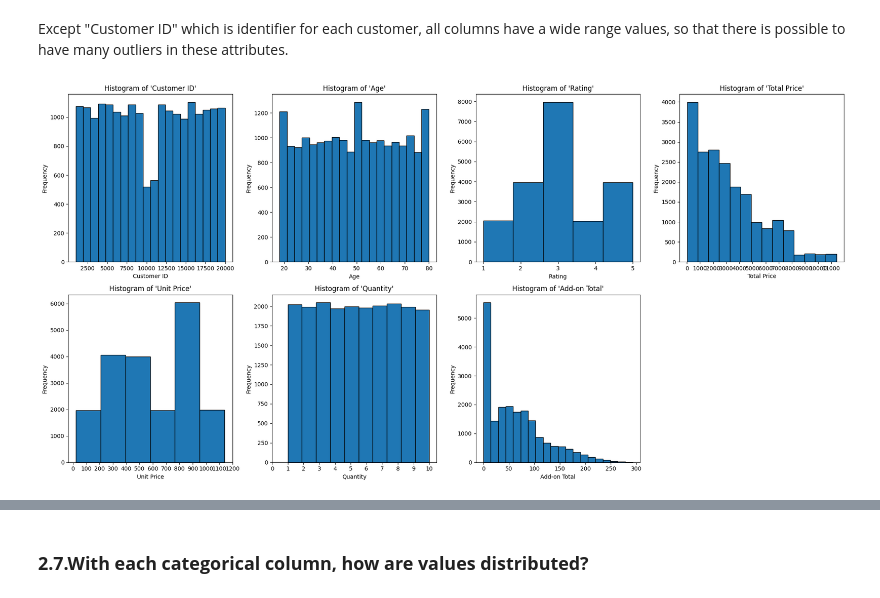
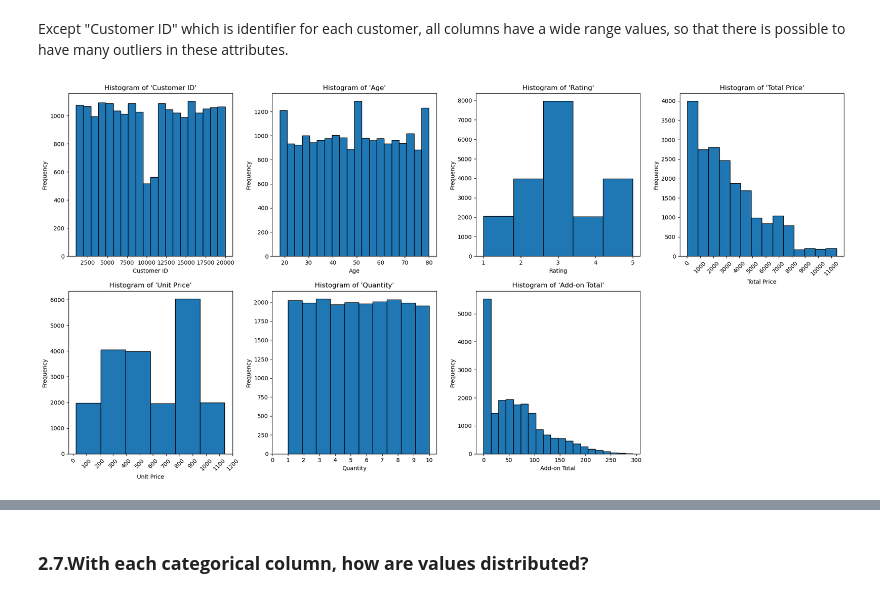
Before and after one commit to LtnLinh/CSC17104-Programming-for-Data-Science, a Jupyter notebook: Notebook.ipynb, the cells around one changed output, grey strips where cells are left out. Cells and saved outputs as stored; diff of their text form; code cells hidden in the pictures.

```diff
--- a/Notebook.ipynb
+++ b/Notebook.ipynb
@@ -257,31 +257,33 @@ axes[0, 3].set_title("Histogram of 'Total Price'")
 axes[0, 3].set_xlabel('Total Price')
 axes[0, 3].set_ylabel('Frequency')
 axes[0, 3].set_xticks(range(0, int(numerical_df['Total Price'].max()) + 200, 1000))
+plt.setp(axes[0, 3].xaxis.get_majorticklabels(), rotation=45)
 
 # Histogram of 'Unit Price'
 axes[1, 0].hist(numerical_df['Unit Price'], bins=6, edgecolor='black')
 axes[1, 0].set_title("Histogram of 'Unit Price'")
 axes[1, 0].set_xlabel('Unit Price')
 axes[1, 0].set_ylabel('Frequency')
 axes[1, 0].set_xticks(range(0, int(numerical_df['Unit Price'].max()) + 100, 100))
+plt.setp(axes[1, 0].xaxis.get_majorticklabels(), rotation=45)
 
 # Histogram of 'Quantity'
 axes[1, 1].hist(numerical_df['Quantity'], edgecolor='black')
 axes[1, 1].set_title("Histogram of 'Quantity'")
 axes[1, 1].set_xlabel('Quantity')
 axes[1, 1].set_ylabel('Frequency')
 axes[1, 1].set_xticks(range(0, int(numerical_df['Quantity'].max() + 1)))
 
 # Histogram of 'Add-on Total'
 axes[1, 2].hist(numerical_df['Add-on Total'], bins=20, edgecolor='black')
 axes[1, 2].set_title("Histogram of 'Add-on Total'")
 axes[1, 2].set_xlabel('Add-on Total')
 axes[1, 2].set_ylabel('Frequency')
 
 axes[1, 3].axis('off')
 
 plt.tight_layout()
 
 plt.show()
 # %% [output]
-[figure, old version]
+[figure, new version]
```
Also changed, not shown: parts of 46 cells of this notebook.
